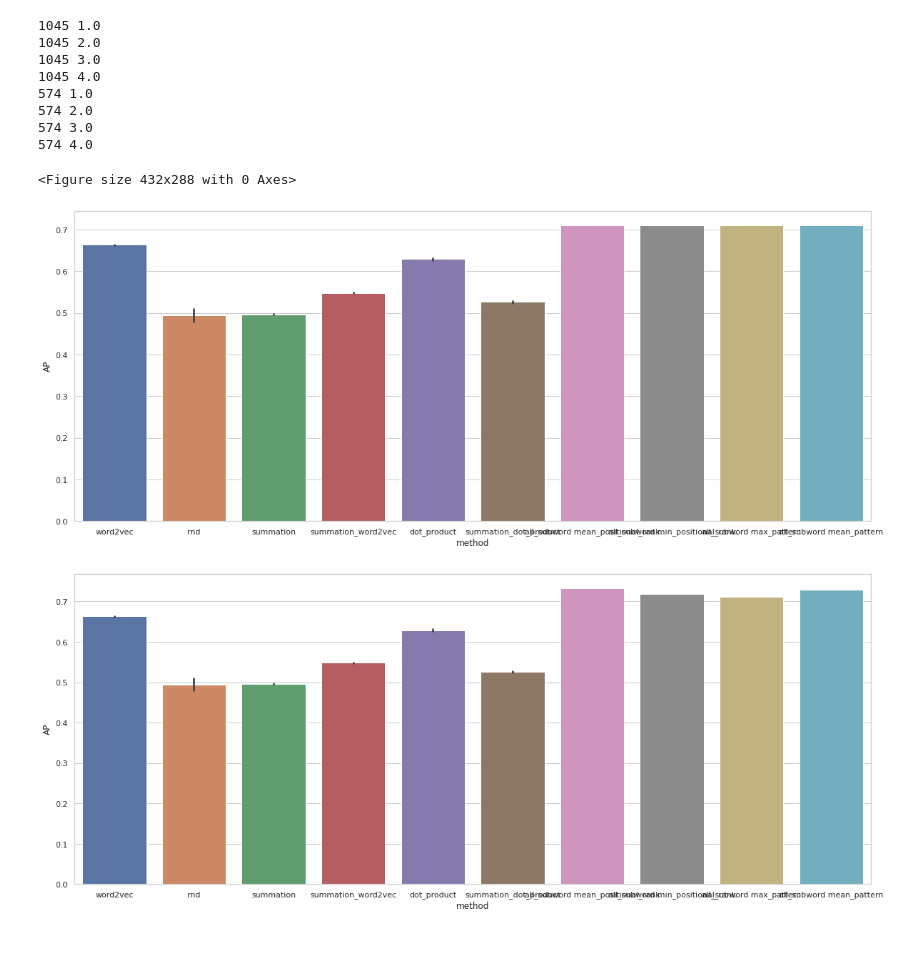
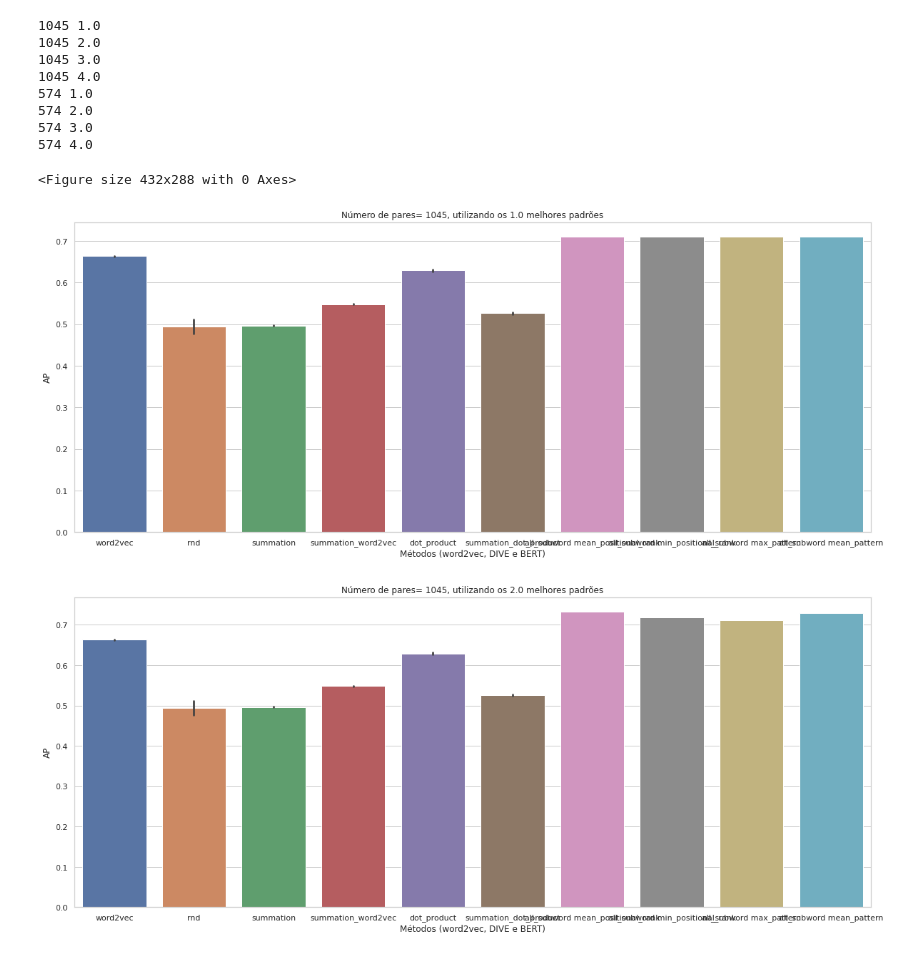
Before and after one commit to eraldoluis/hyper_bert, a Jupyter notebook: nb/compare_bert-score_dive_word2vec.ipynb, the cells around one changed output. Drawn from its saved outputs; the diff is of its cells as text; code cells hidden in the pictures.

```diff
--- a/nb/compare_bert-score_dive_word2vec.ipynb
+++ b/nb/compare_bert-score_dive_word2vec.ipynb
@@ -17,33 +33,36 @@ for p in path_d_w:
     dfs.append(df_temp)
 
 for p in path_b:
     df_temp = pd.read_csv(p, delimiter="\t")
     df_temp = df_temp[(df_temp['method'].str.contains("all_subword")) & (df_temp['corpus'].isin(["wikipedia240M", "bert"]))]
     dfs.append(df_temp)
 
 df = pd.concat(dfs)
 df['dataset'] = df['dataset'].map({'/home/gabrielescobar/Documentos/hyper_bert/datasets/conceptnet-hypernym-1_token_1.tsv': 'conceptnet-hypernym-1_token_1.tsv', 'conceptnet-hypernym-1_token_1.tsv': 'conceptnet-hypernym-1_token_1.tsv' })
 
 unique_N = df.N.unique().tolist()
 n_better_pattern = df.qts_pattern.unique().tolist()
 n_better_pattern = [x for x in n_better_pattern if str(x) != 'nan']
 
 
 for n_pair in unique_N:
     for qtd in n_better_pattern:
         df_plot = df[(df['N'] == n_pair) & (df['qts_pattern'].isin([qtd, float('nan')]))]
         print(n_pair, qtd)
         plt.figure(figsize=(20,8))
-        ax = sns.barplot(x="method",y='AP', data=df_plot)
+        ax = sns.barplot(x="method",y='AP', ci="sd",data=df_plot)
+        ax.set(xlabel="Métodos (word2vec, DIVE e BERT)")
+        ax.set_title(f"Número de pares= {n_pair}, utilizando os {qtd} melhores padrões")
+        plt.show()
 # %% [output]
 1045 1.0
 1045 2.0
 1045 3.0
 1045 4.0
 574 1.0
 574 2.0
 574 3.0
 574 4.0
 <Figure size 432x288 with 0 Axes>
-[figure, old version]
+[figure, new version]
-[figure, old version]
+[figure, new version]
```
Also changed, not shown: parts of 2 cells of this notebook.
